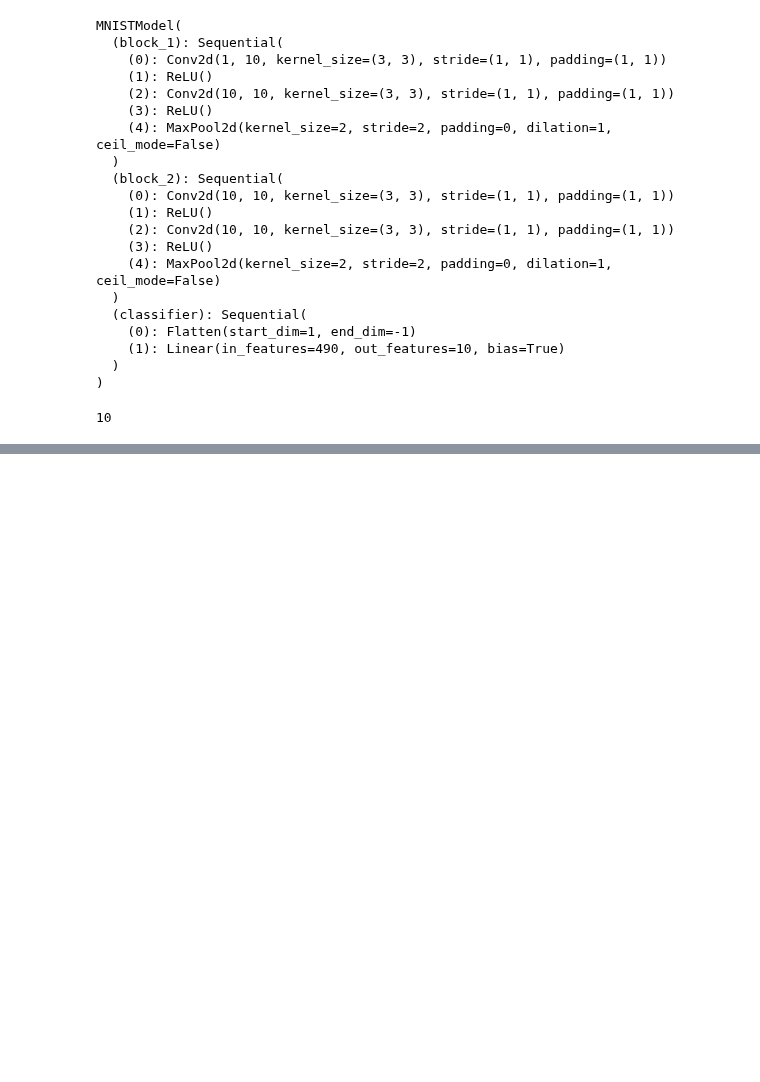
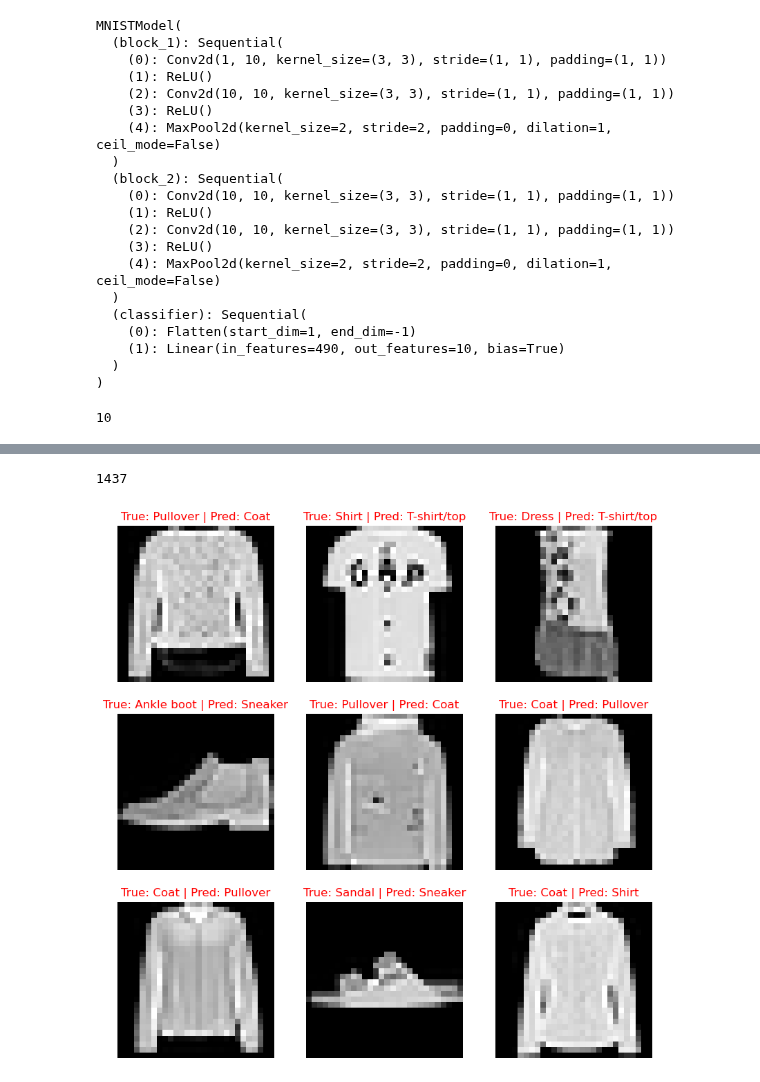
Before and after one commit to diyangraditya/PyTorchLearnings_UDEMY, a Jupyter notebook: Notebooks/03EXERCISE_pytorch_computer_vision.ipynb, the cells around one changed output, grey strips where cells are left out. Drawn from its saved outputs; the diff is of its cells as text; code cells hidden in the pictures; blank space fills up the shorter version.

```diff
--- a/Notebooks/03EXERCISE_pytorch_computer_vision.ipynb
+++ b/Notebooks/03EXERCISE_pytorch_computer_vision.ipynb
@@ -846,0 +847,25 @@ test_preds[:10], len(test_preds)
+# %%
+# get wrong pred indexes
+import numpy as np
+wrong_pred_indexes = np.where(test_preds != test_fashion.targets)[0]
+len(wrong_pred_indexes)
+# %% [output]
+1437
+# %%
+# choose 9 random wrong  preds and plot it
+import random
+random_selection = random.sample(list(wrong_pred_indexes), k=9)
+
+plt.figure(figsize=(10, 10))
+for i, idx in enumerate(random_selection):
+  # Get true and pred labels
+  true_label = fashion_classes[test_fashion[idx][1]]
+  pred_label = fashion_classes[test_preds[idx]]
+
+  # Plot the wrong prediction with its original label
+  plt.subplot(3, 3, i+1)
+  plt.imshow(test_fashion[idx][0].squeeze(), cmap="gray")
+  plt.title(f"True: {true_label} | Pred: {pred_label}", c="r")
+  plt.axis(False);
+# %% [output]
+[figure, added]
```
Also changed, not shown: parts of 8 cells of this notebook.
